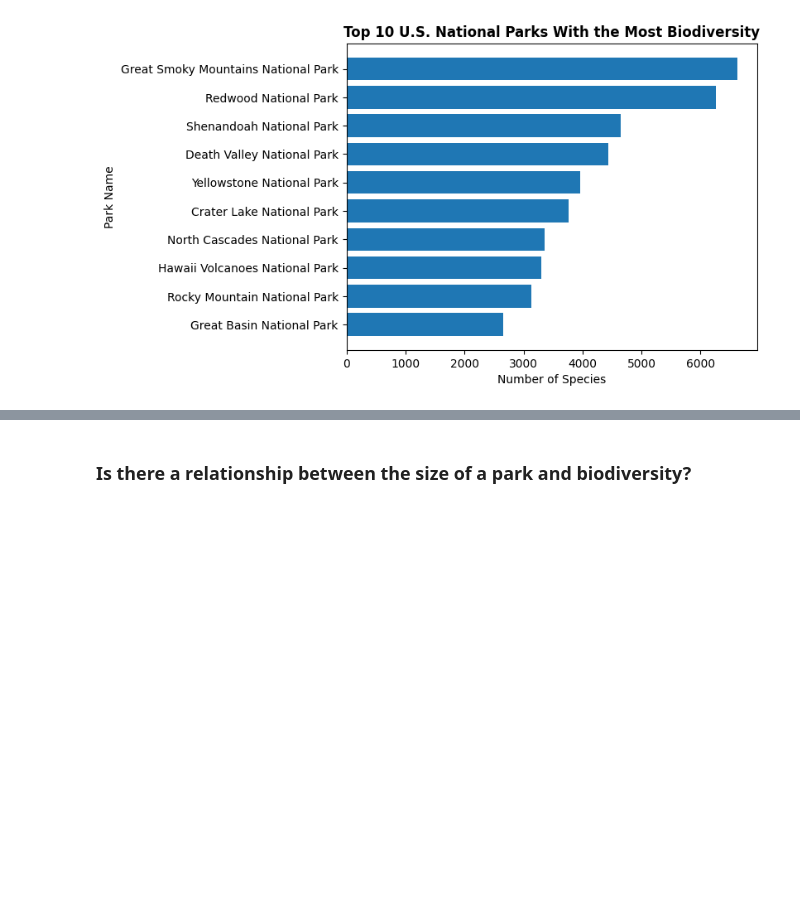
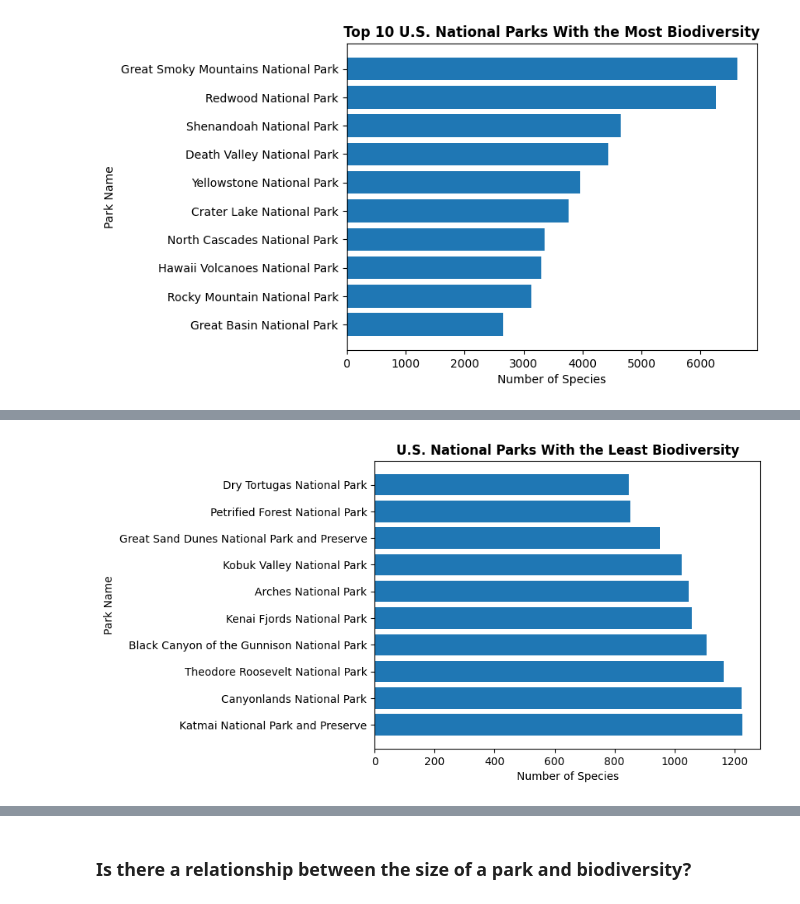
Before and after one commit to slee502/Biodiversity_in_Parks, a Jupyter notebook: Biodiversity_Project.ipynb, the cells around one changed output, grey strips where cells are left out. Cells and saved outputs as stored; diff of their text form; code cells hidden in the pictures; blank space fills up the shorter version.

```diff
--- a/Biodiversity_Project.ipynb
+++ b/Biodiversity_Project.ipynb
@@ -221,0 +234,6 @@ plt.show()
+# %%
+# count species for parks and put in ascending order
+count_species_asc = df['Park Name'].value_counts(ascending=True)
+
+# show the top 10 parks with the least species/biodiversity
+count_species_asc.head(10)
@@ -221,0 +252,17 @@ plt.show()
+# %%
+# plot the 10 parks with the least species/biodiversity
+
+least_bio_parks = count_species_asc.head(10)
+
+x = least_bio_parks.index
+y = least_bio_parks.values
+
+plt.barh(x, y)
+plt.gca().invert_yaxis()
+plt.xlabel('Number of Species')
+plt.ylabel('Park Name')
+plt.title('U.S. National Parks With the Least Biodiversity', fontweight='bold')
+
+plt.show()
+# %% [output]
+[figure, added]
```
Also changed, not shown: parts of 24 cells of this notebook.
